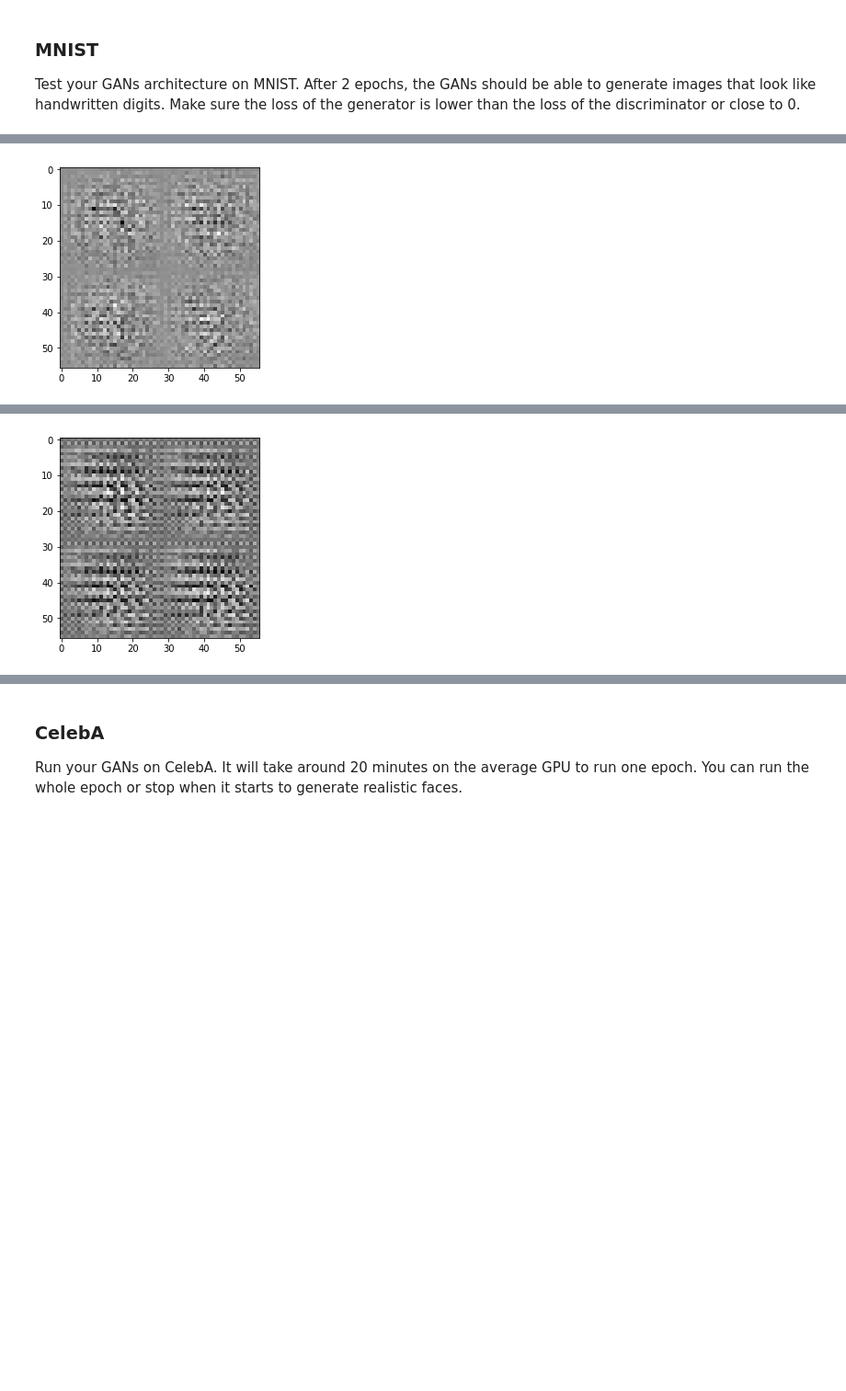
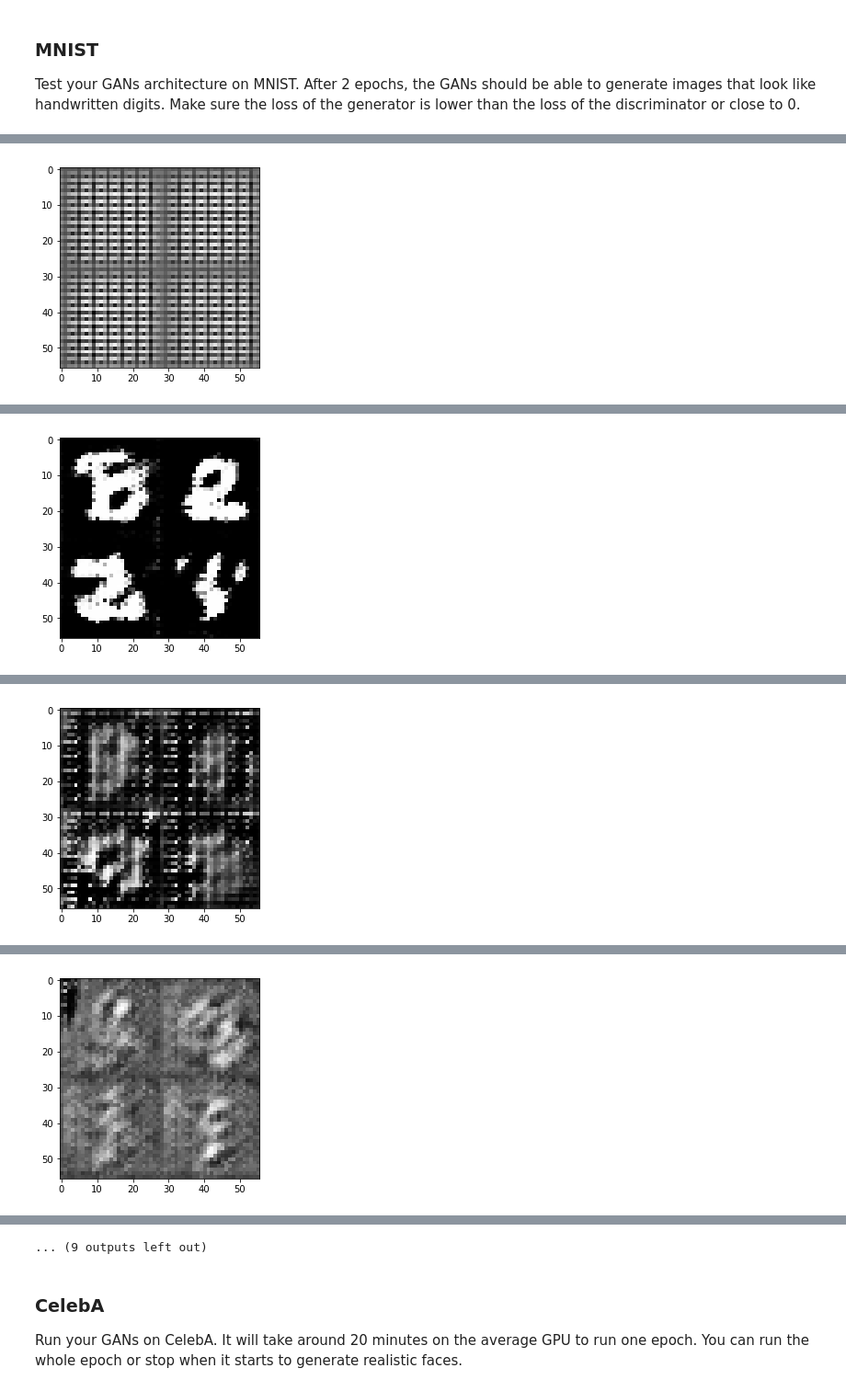
Before and after one commit to guilherme-alves-silve/dlnd-face-generation, a Jupyter notebook: dlnd_face_generation.ipynb, the cells around one changed output, grey strips where cells are left out. Shown at 92% size. Cells and saved outputs as stored; diff of their text form; code cells hidden in the pictures; blank space fills up the shorter version.

Commit message:
Better training face-generation

```diff
--- a/dlnd_face_generation.ipynb
+++ b/dlnd_face_generation.ipynb
@@ -178,25 +182,26 @@ def generator(z, out_channel_dim, is_train=True, alpha=0.2):
     :param is_train: Boolean if generator is being used for training
     :return: The tensor output of the generator
     """
+    #https://medium.com/towards-data-science/gan-by-example-using-keras-on-tensorflow-backend-1a6d515a60d0
     reuse = not is_train
 
     with tf.variable_scope("generator", reuse=reuse):
-        out1 = tf.layers.dense(z, 4*4*512)
+        out1 = tf.layers.dense(z, 7*7*512)
 
-        out1 = tf.reshape(out1, (-1, 4, 4, 512))
-        norm1 = tf.layers.batch_normalization(out1, training=is_train)
+        out1 = tf.reshape(out1, (-1, 7, 7, 512))
+        norm1 = tf.layers.batch_normalization(out1, training=is_train, momentum=0.9)
         relu1 = tf.maximum(alpha * norm1, norm1)
+        drop1 = tf.layers.dropout(relu1)
 
-        out2 = tf.layers.conv2d_transpose(relu1, 256, 5, strides=2, padding='SAME')
-        norm2 = tf.layers.batch_normalization(out2, training=is_train)
+        out2 = tf.layers.conv2d_transpose(drop1, 256, 5, strides=2, padding='SAME')
+        norm2 = tf.layers.batch_normalization(out2, training=is_train, momentum=0.9)
         relu2 = tf.maximum(alpha * norm2, norm2)
 
-        out3 = tf.layers.conv2d_transpose(relu2, 128, 7, strides=1, padding='VALID')
-        norm3 = tf.layers.batch_normalization(out3, training=is_train)
+        out3 = tf.layers.conv2d_transpose(relu2, 128, 5, strides=2, padding='SAME')
+        norm3 = tf.layers.batch_normalization(out3, training=is_train, momentum=0.9)
         relu3 = tf.maximum(alpha * norm3, norm3)
 
-        logits = tf.layers.conv2d_transpose(relu3, out_channel_dim, 5, strides=2, padding='SAME')
-
+        logits = tf.layers.conv2d_transpose(relu3, out_channel_dim, 5, strides=1, padding='SAME')
         output = tf.tanh(logits)
 
     return output
@@ -228,7 +233,7 @@ def model_loss(input_real, input_z, out_channel_dim):
     dis_model_fake, dis_logits_fake = discriminator(ger_model, reuse=True)
 
     dis_loss_real = tf.reduce_mean(
-        tf.nn.sigmoid_cross_entropy_with_logits(logits=dis_logits_real, labels=tf.ones_like(dis_model_real)))
+        tf.nn.sigmoid_cross_entropy_with_logits(logits=dis_logits_real, labels=tf.ones_like(dis_model_real) * 0.9))
     dis_loss_fake = tf.reduce_mean(
         tf.nn.sigmoid_cross_entropy_with_logits(logits=dis_logits_fake, labels=tf.zeros_like(dis_model_fake)))
     ger_loss = tf.reduce_mean(
@@ -258,11 +263,12 @@ def model_opt(d_loss, g_loss, learning_rate, beta1):
     :param beta1: The exponential decay rate for the 1st moment in the optimizer
     :return: A tuple of (discriminator training operation, generator training operation)
     """
-    train_vars = tf.trainable_variables()
-    dis_vars = train_vars[:len(train_vars)//2]
-    ger_vars = train_vars[len(train_vars)//2:]
+    with tf.control_dependencies(tf.get_collection(tf.GraphKeys.UPDATE_OPS)):
+        train_vars = tf.trainable_variables()
 
-    with tf.control_dependencies(tf.get_collection(tf.GraphKeys.UPDATE_OPS)):
+        dis_vars = [var for var in train_vars if var.name.startswith("discriminator")]
+        ger_vars = [var for var in train_vars if var.name.startswith("generator")]
+
         dis_train = tf.train.AdamOptimizer(learning_rate, beta1=beta1).minimize(d_loss, var_list=dis_vars)
         ger_train = tf.train.AdamOptimizer(learning_rate, beta1=beta1).minimize(g_loss, var_list=ger_vars)
 
@@ -332,8 +338,6 @@ def train(epoch_count, batch_size, z_dim, learning_rate, beta1, get_batches, dat
     d_loss, g_loss = model_loss(real_input, z_input, output_channel_dim)
     dis_train, ger_train = model_opt(d_loss, g_loss, learning_rate, beta1)
 
-    sample_z = np.random.uniform(-1, 1, size=(64, z_dim))
-
     with tf.Session() as sess:
         sess.run(tf.global_variables_initializer())
         for epoch_i in range(epoch_count):
@@ -352,17 +356,15 @@ def train(epoch_count, batch_size, z_dim, learning_rate, beta1, get_batches, dat
                           "Generator Loss: {:.4f}".format(train_loss_ger))
 
                 if step % 100 == 0:
-                    tmp_ger = generator(z_input, output_channel_dim, is_train=False)
-                    generated_samples = sess.run(tmp_ger, feed_dict={z_input: sample_z})
                     show_generator_output(sess, 4, z_input, output_channel_dim, data_image_mode)
 # %% [markdown]
 ### MNIST
 Test your GANs architecture on MNIST.  After 2 epochs, the GANs should be able to generate images that look like handwritten digits.  Make sure the loss of the generator is lower than the loss of the discriminator or close to 0.
 # %%
 batch_size = 128
-z_dim = 100
-learning_rate = 0.0002
-beta1 = 0.5
+z_dim = 120
+learning_rate = 0.001
+beta1 = 0.4
 
 """
 DON'T MODIFY ANYTHING IN THIS CELL THAT IS BELOW THIS LINE
@@ -378 +380 @@ Epoch 1/2... Discriminator Loss: 0.8801... Generator Loss: 2.6620
-[figure, old version]
+[figure, new version]
@@ -389 +391 @@ Epoch 1/2... Discriminator Loss: 4.6795... Generator Loss: 0.0102
-[figure, old version]
+[figure, new version]
@@ -393,0 +402 @@ Epoch 1/2... Discriminator Loss: 5.1825... Generator Loss: 0.0061
+[figure, added]
@@ -393,0 +413 @@ Epoch 1/2... Discriminator Loss: 5.1825... Generator Loss: 0.0061
+[figure, added]
@@ -394,3 +433,4 @@ Epoch 1/2... Discriminator Loss: 5.1825... Generator Loss: 0.0061
+... (9 outputs left out)
 # %% [markdown]
 ### CelebA
 Run your GANs on CelebA.  It will take around 20 minutes on the average GPU to run one epoch.  You can run the whole epoch or stop when it starts to generate realistic faces.
```
Also changed, not shown: parts of 6 cells of this notebook, 23 other files.
